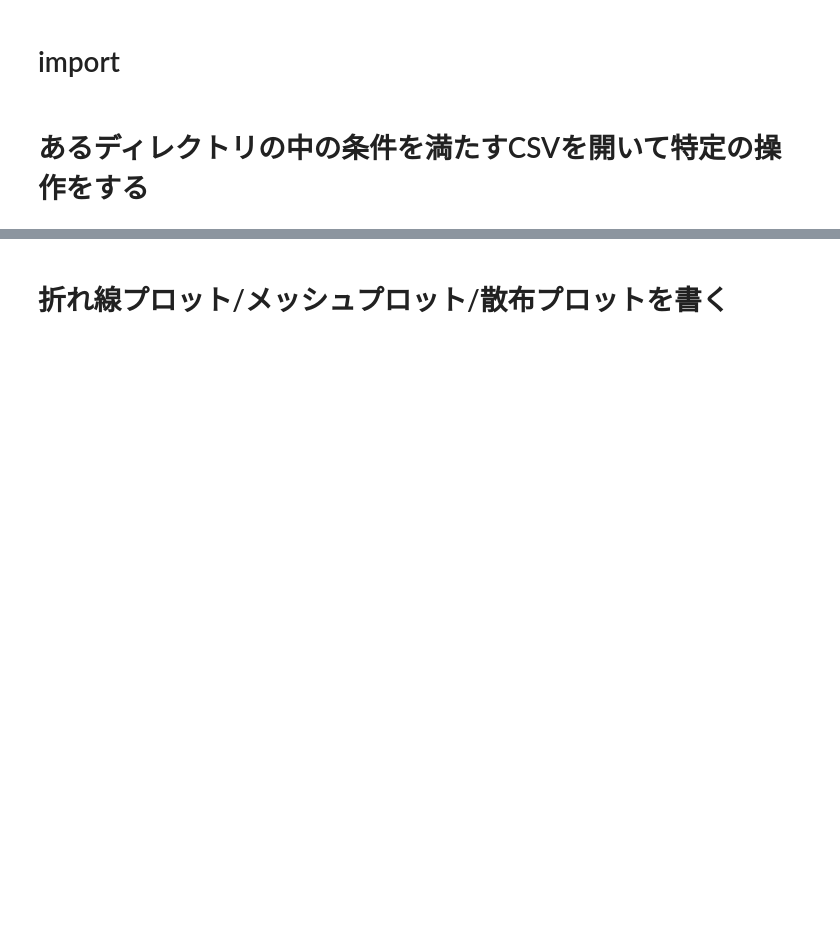
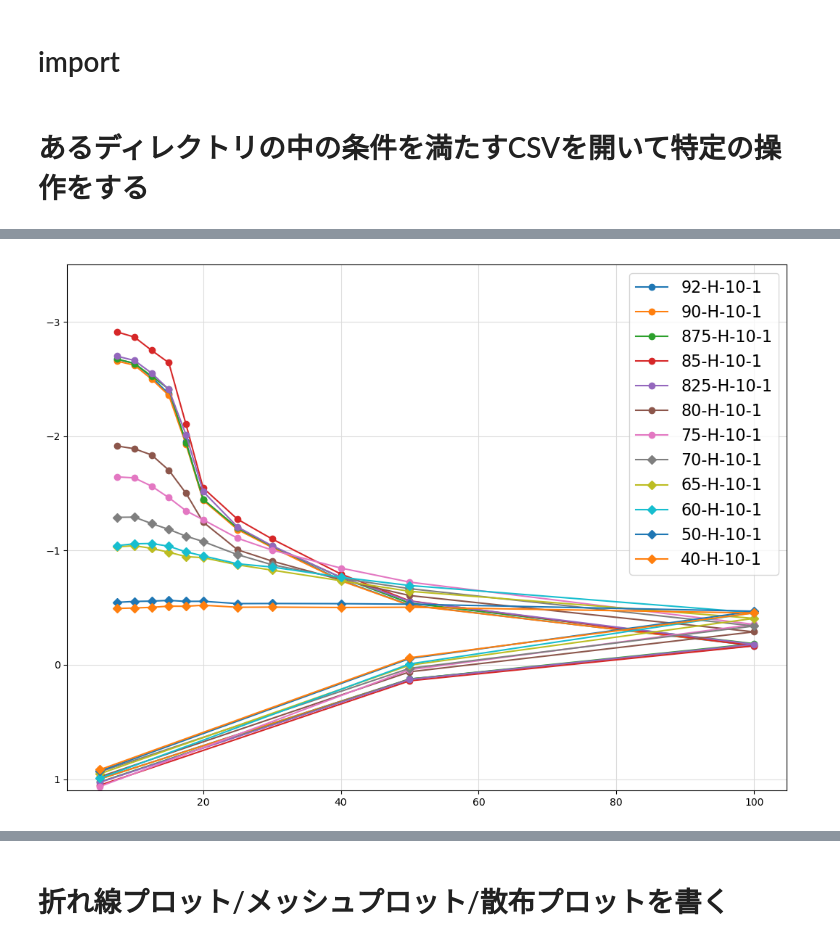
Before and after one commit to satoshi-sekimoto/sample_easypython, a Jupyter notebook: Codes.ipynb, the cells around one changed output, grey strips where cells are left out. Cells and saved outputs as stored; diff of their text form; code cells hidden in the pictures; blank space fills up the shorter version.

```diff
--- a/Codes.ipynb
+++ b/Codes.ipynb
@@ -36,0 +205,5 @@ flightdata-20181215-1113-OFF-3.csv:DF行数=494
+# %%
+#読み込み
+csvname="./csv/testdata2.csv"
+df = pd.read_csv(csvname)
+df
@@ -36,0 +229,14 @@ flightdata-20181215-1113-OFF-3.csv:DF行数=494
+# %%
+#必要なデータだけが入ったデータフレームをそれぞれ作る
+span50data = df[df['Span']==50].reset_index(drop=True)
+
+#Chordの後ろの方の並び方を変更したい。無理やりやる。くっつけて落とす。tmpを使っているのは変数名を短くしたいから
+tmp=span50data
+tmp=tmp.append(tmp.loc[11])
+tmp=tmp.append(tmp.loc[10])
+tmp=tmp.reset_index(drop=True)
+tmp=tmp.drop(10)
+tmp=tmp.drop(11)
+tmp=tmp.reset_index(drop=True)
+span50data=tmp
+span50data
@@ -36,0 +259,4 @@ flightdata-20181215-1113-OFF-3.csv:DF行数=494
+# %%
+#Chordの列及び"H-10-1"を満たす列だけ取得。縦棒が決め手　https://qiita.com/irs/items/4ebbfd8bef63db1892fb
+extdata=span50data.loc[:,span50data.columns.str.contains("Chord|H-10-1")]
+extdata
@@ -36,0 +278,23 @@ flightdata-20181215-1113-OFF-3.csv:DF行数=494
+# %%
+#せっかくなのでプロット。リストとか使ってみる
+namelist=extdata.columns[extdata.columns.str.contains("H-10-1")] #含む行名だけを取得
+
+#プロット用のインスタンス。
+plot=Plots()
+
+plot.figinit() #グラフの大きさを指定しつつ初期化
+for i,name in enumerate(namelist): #配列のインデックスも同時に取得する書き方　https://uxmilk.jp/8680
+    if i>len(namelist)/2: #半分でマーカーが変わるようにしてみる
+        mark="D"
+    else:
+        mark="o"
+
+    plot.ax.plot("Chord", name, data=extdata, label=name,marker=mark) #プロット対象の設定＋ラベル設定＋線種設定
+
+plot.ax.grid(color='gainsboro') #X、Y両方のグリッドを色指定しながら表示する。
+plot.ax.legend(bbox_to_anchor=(1, 1), loc='upper right', fontsize=16) #凡例表示の設定
+plot.ax.set_ylim([1.1,-3.5])   #Y軸の表示する範囲の調整。逆にすると上下反転できる
+
+plt.show() #表示するだけ
+# %% [output]
+[figure, added]
```
Also changed, not shown: parts of 21 cells of this notebook, 2 other files.
